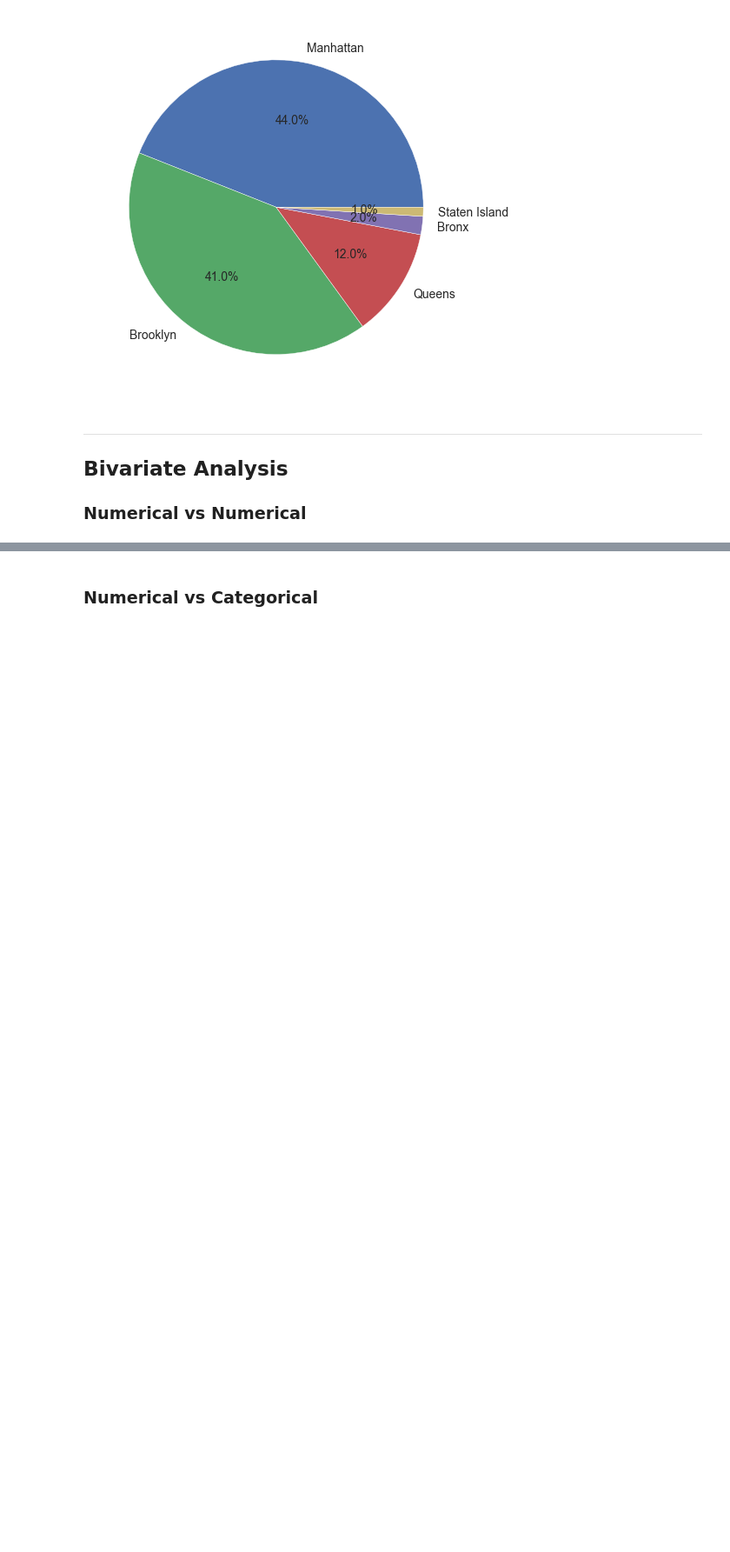
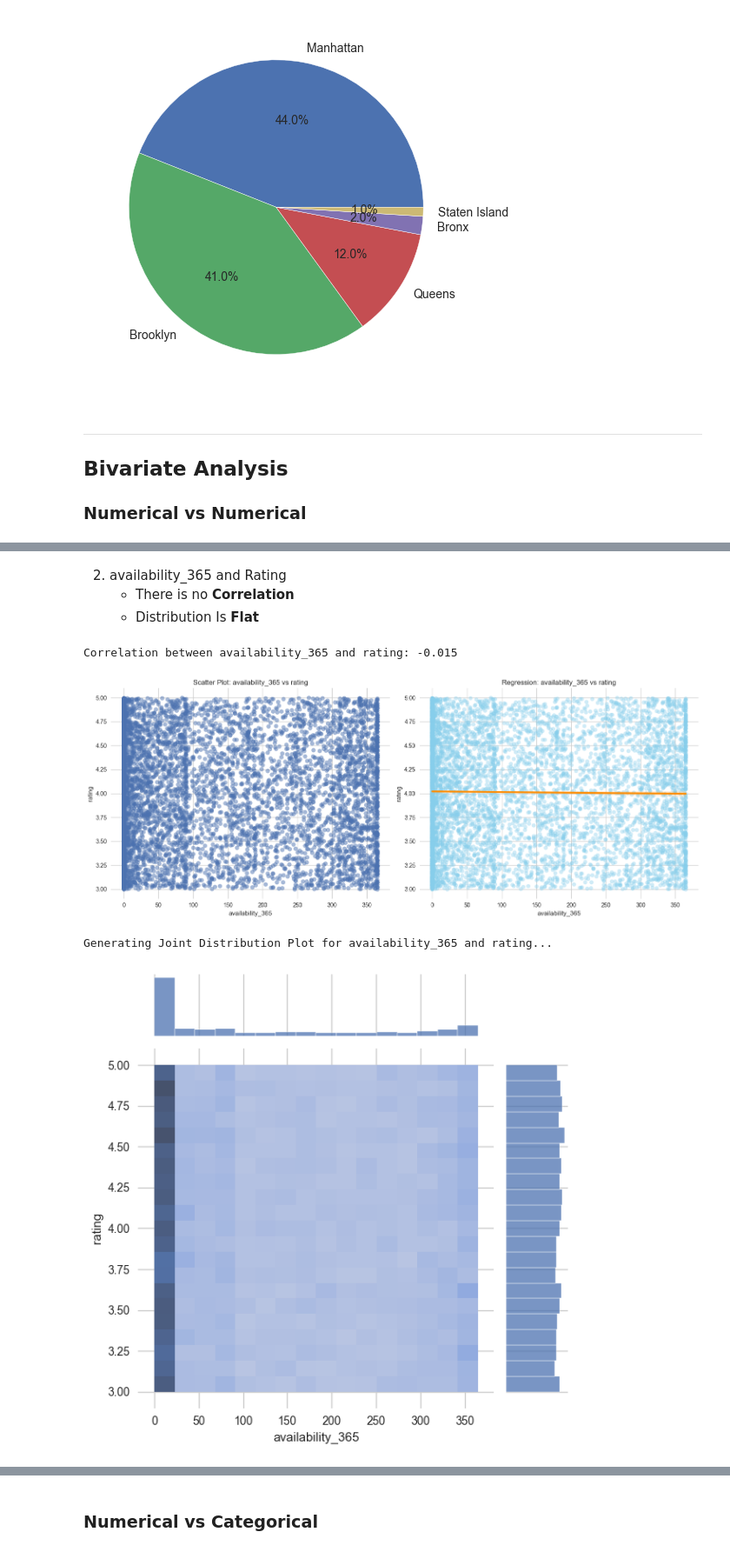
Before and after one commit to ariyan378/Data-Analytics-Ml, a Jupyter notebook: Airbnb-Exploratory-Data-Analysis.ipynb, the cells around one changed output, grey strips where cells are left out. Shown at 87% size. Drawn from its saved outputs; the diff is of its cells as text; code cells hidden in the pictures; blank space fills up the shorter version.

```diff
--- a/Airbnb-Exploratory-Data-Analysis.ipynb
+++ b/Airbnb-Exploratory-Data-Analysis.ipynb
@@ -681,0 +687,11 @@ Generating Joint Distribution Plot for rating and price...
+# %% [markdown]
+2. availability_365 and Rating
+    - There is no **Correlation**
+    - Distribution Is **Flat**
+# %%
+analyze_numerical_pair(df ,'availability_365' ,'rating')
+# %% [output]
+Correlation between availability_365 and rating: -0.015
+[figure, added]
+Generating Joint Distribution Plot for availability_365 and rating...
+[figure, added]
```
Also changed, not shown: parts of 21 cells of this notebook.
